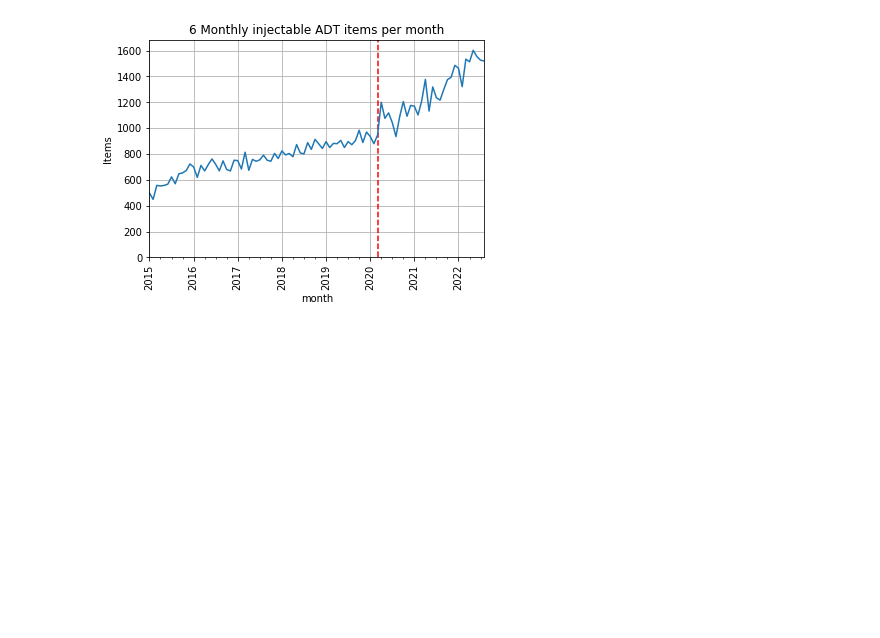
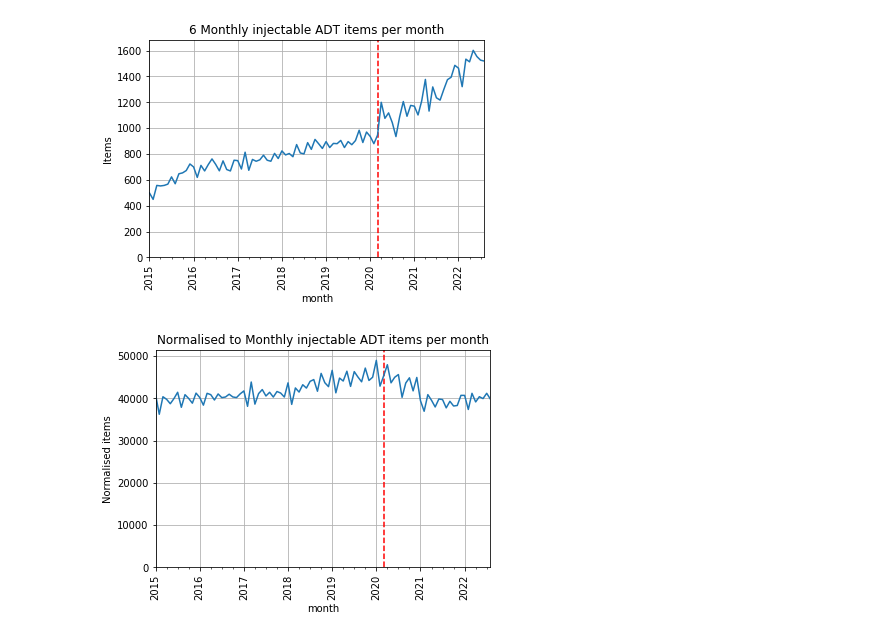
Before and after one commit to chrisjwood16/notebook_collection, a Jupyter notebook: notebooks/Prostate cancer/ADT.ipynb, the cells around one changed output. Cells and saved outputs as stored; diff of their text form; code cells hidden in the pictures; blank space fills up the shorter version.

```diff
--- a/notebooks/Prostate cancer/ADT.ipynb
+++ b/notebooks/Prostate cancer/ADT.ipynb
@@ -281,3 +281,19 @@ plot(
 )
 # %% [output]
 [figure]
+# %%
+OP_duration['sixm_normalised']=OP_duration['six_monthly']*6
+OP_duration['threem_normalised']=OP_duration['three_monthly']*3
+OP_duration['normalised']=OP_duration['monthly']+OP_duration['three_monthly']+OP_duration['six_monthly']
+# %%
+plot(
+    df=OP_duration,
+    column_to_plot='normalised',
+    chart_title="Normalised to Monthly injectable ADT items per month",
+    y_label='Normalised items',
+    y_min=0,
+    y_max=OP_duration['normalised'].max() * 1.05,
+    lockdownline=True
+)
+# %% [output]
+[figure, added]
```
Also changed, not shown: 1 other file.
